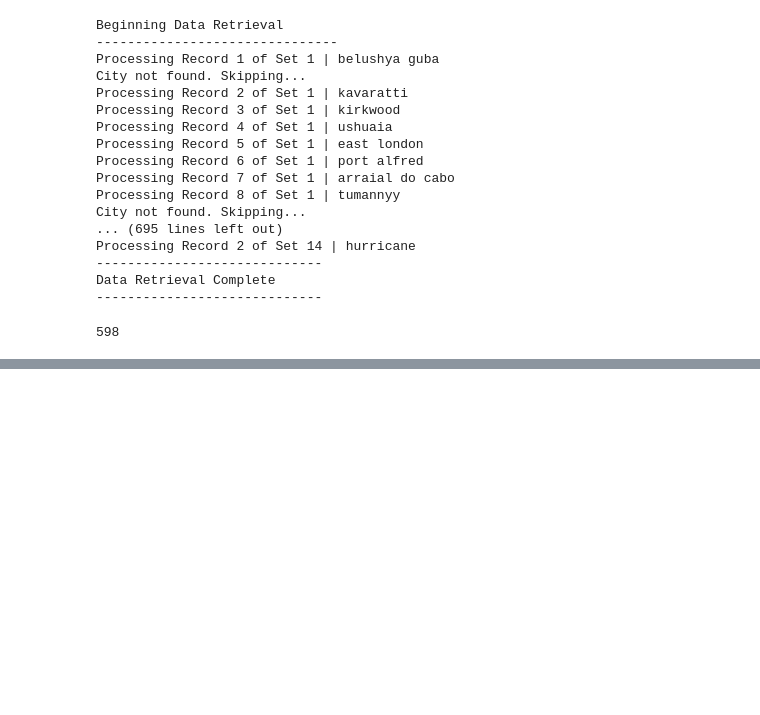
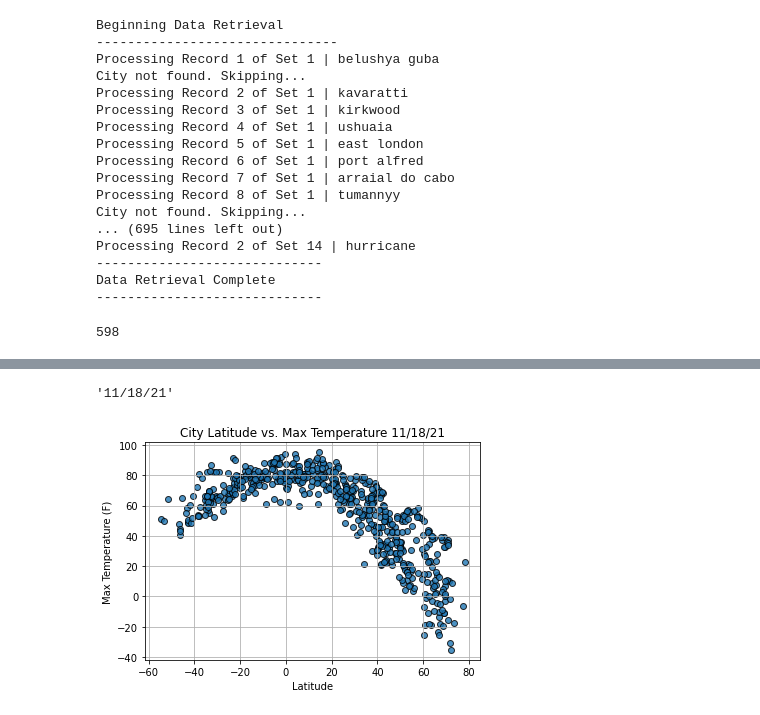
Before and after one commit to pbthompson92/World_Weather_Analysis, a Jupyter notebook: WeatherPy.ipynb, the cells around one changed output, grey strips where cells are left out. Saved outputs shown, nothing was run; the diff lists cells and outputs as text; code cells hidden in the pictures; blank space fills up the shorter version.

Commit message:
adding scatter plots

```diff
--- a/WeatherPy.ipynb
+++ b/WeatherPy.ipynb
@@ -165,6 +165,33 @@ city_data_df.to_csv(output_data_file, index_label = 'City_ID')
 # %%
 # extract relevant fields form DF for plotting
 lats = city_data_df['Lat']
+max_temps = city_data_df['Max Temp']
 humidity = city_data_df['Humidity']
 cloudiness = city_data_df['Cloudiness']
 wind_speed = city_data_df['Wind Speed']
+# %%
+# get todays date in seconds
+today = time.strftime('%x')
+today
+# %% [output]
+'11/18/21'
+# %%
+# build scatter plot to lat v max temp
+plt.scatter(lats, max_temps,
+           edgecolor='black',
+           linewidths = 1,
+           marker = 'o',
+           alpha = 0.8,
+           label = 'Cities')
+
+plt.title('City Latitude vs. Max Temperature ' + time.strftime('%x'))
+plt.ylabel('Max Temperature (F)')
+plt.xlabel('Latitude')
+plt.ylim()
+plt.grid(True)
+
+plt.savefig('weather_data/Fig1.png')
+
+plt.show()
+# %% [output]
+[figure, added]
```
Also changed, not shown: parts of 4 cells of this notebook, 4 other files.
